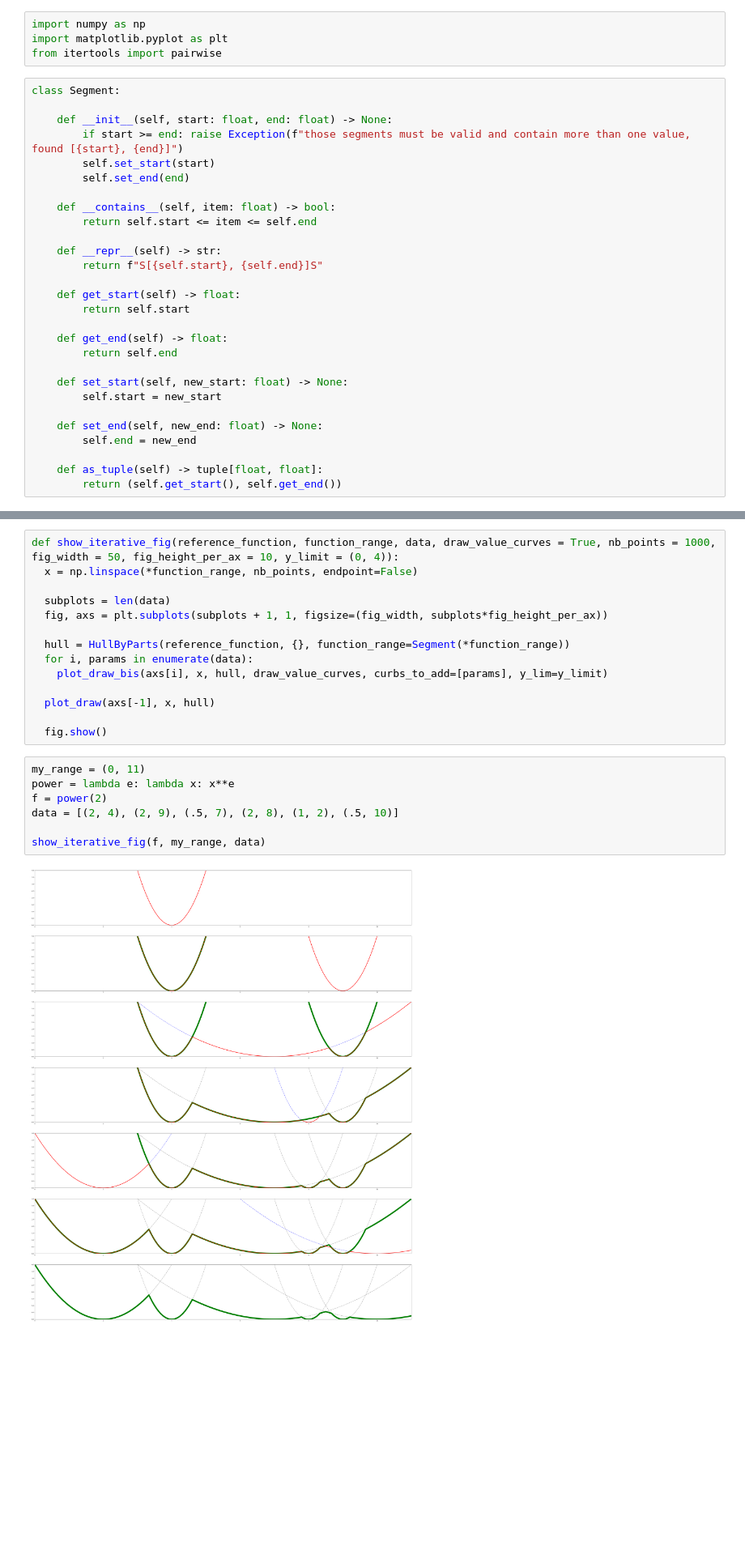
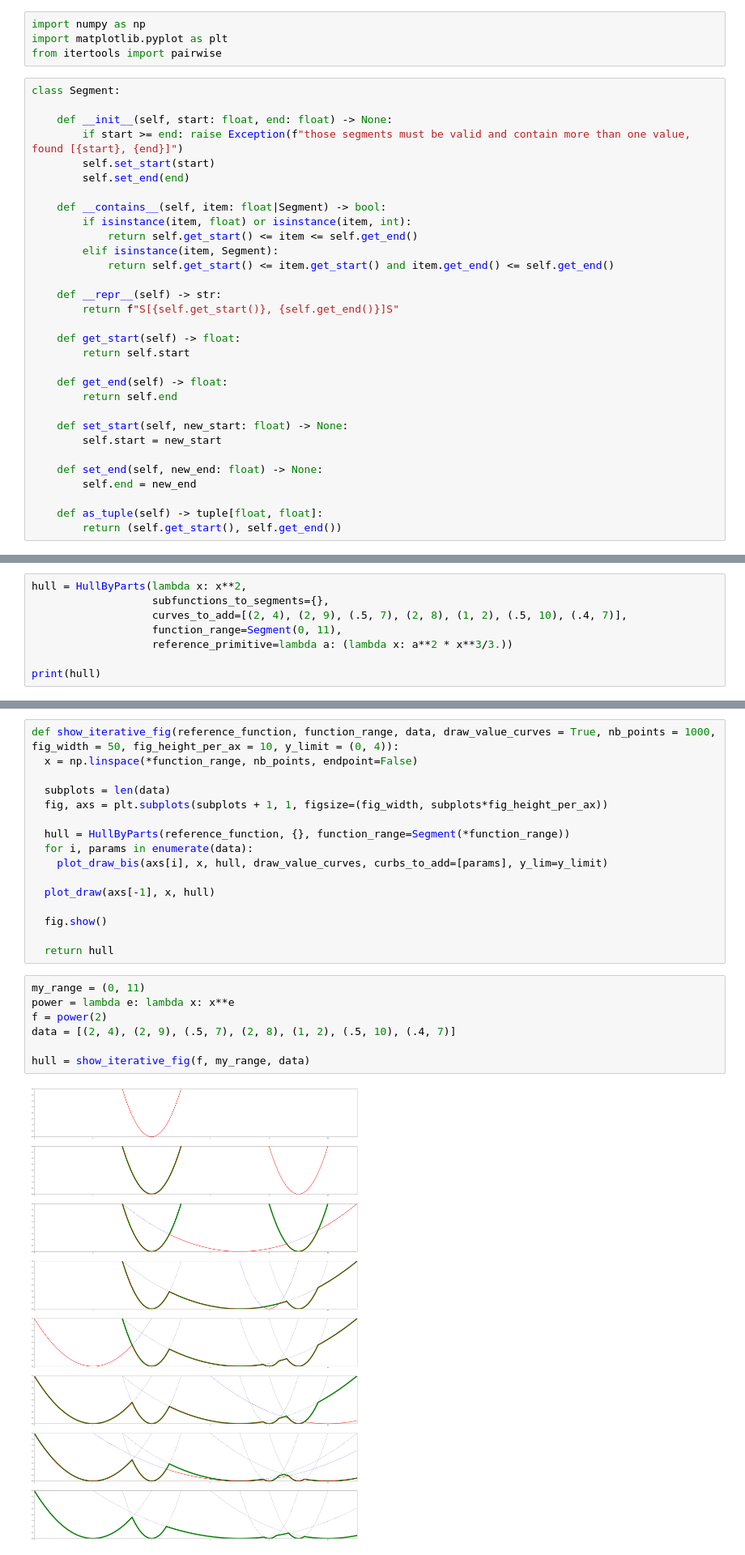
Before and after one commit to AlyLanier/neo4j2graph, a Jupyter notebook: arcane2graph/neo4j_UserDefined_Functions/test_show_v2.ipynb, the cells around one changed output, grey strips where cells are left out. Shown at 81% size. Saved outputs shown, nothing was run; the diff lists cells and outputs as text; blank space fills up the shorter version.

Commit message:
typed functions and computed integrals

```diff
--- a/arcane2graph/neo4j_UserDefined_Functions/test_show_v2.ipynb
+++ b/arcane2graph/neo4j_UserDefined_Functions/test_show_v2.ipynb
@@ -10,11 +10,14 @@ class Segment:
         self.set_start(start)
         self.set_end(end)
 
-    def __contains__(self, item: float) -> bool:
-        return self.start <= item <= self.end
+    def __contains__(self, item: float|Segment) -> bool:
+        if isinstance(item, float) or isinstance(item, int):
+            return self.get_start() <= item <= self.get_end()
+        elif isinstance(item, Segment):
+            return self.get_start() <= item.get_start() and item.get_end() <= self.get_end()
 
     def __repr__(self) -> str:
-        return f"S[{self.start}, {self.end}]S"
+        return f"S[{self.get_start()}, {self.get_end()}]S"
 
     def get_start(self) -> float:
         return self.start
@@ -377,0 +409,8 @@ class HullByParts:
+# %%
+hull = HullByParts(lambda x: x**2,
+                   subfunctions_to_segments={},
+                   curves_to_add=[(2, 4), (2, 9), (.5, 7), (2, 8), (1, 2), (.5, 10), (.4, 7)],
+                   function_range=Segment(0, 11),
+                   reference_primitive=lambda a: (lambda x: a**2 * x**3/3.))
+
+print(hull)
@@ -423,15 +476,17 @@ def show_iterative_fig(reference_function, function_range, data, draw_value_curv
   plot_draw(axs[-1], x, hull)
 
   fig.show()
+
+  return hull
 # %%
 my_range = (0, 11)
 power = lambda e: lambda x: x**e
 f = power(2)
-data = [(2, 4), (2, 9), (.5, 7), (2, 8), (1, 2), (.5, 10)]
+data = [(2, 4), (2, 9), (.5, 7), (2, 8), (1, 2), (.5, 10), (.4, 7)]
 
-show_iterative_fig(f, my_range, data)
+hull = show_iterative_fig(f, my_range, data)
 # %% [output]
-[figure, old version]
+[figure, new version]
 # %%
 data = [(1, 2), (1, 4), (.5, 5)]
 
```
Also changed, not shown: parts of 4 cells of this notebook.
